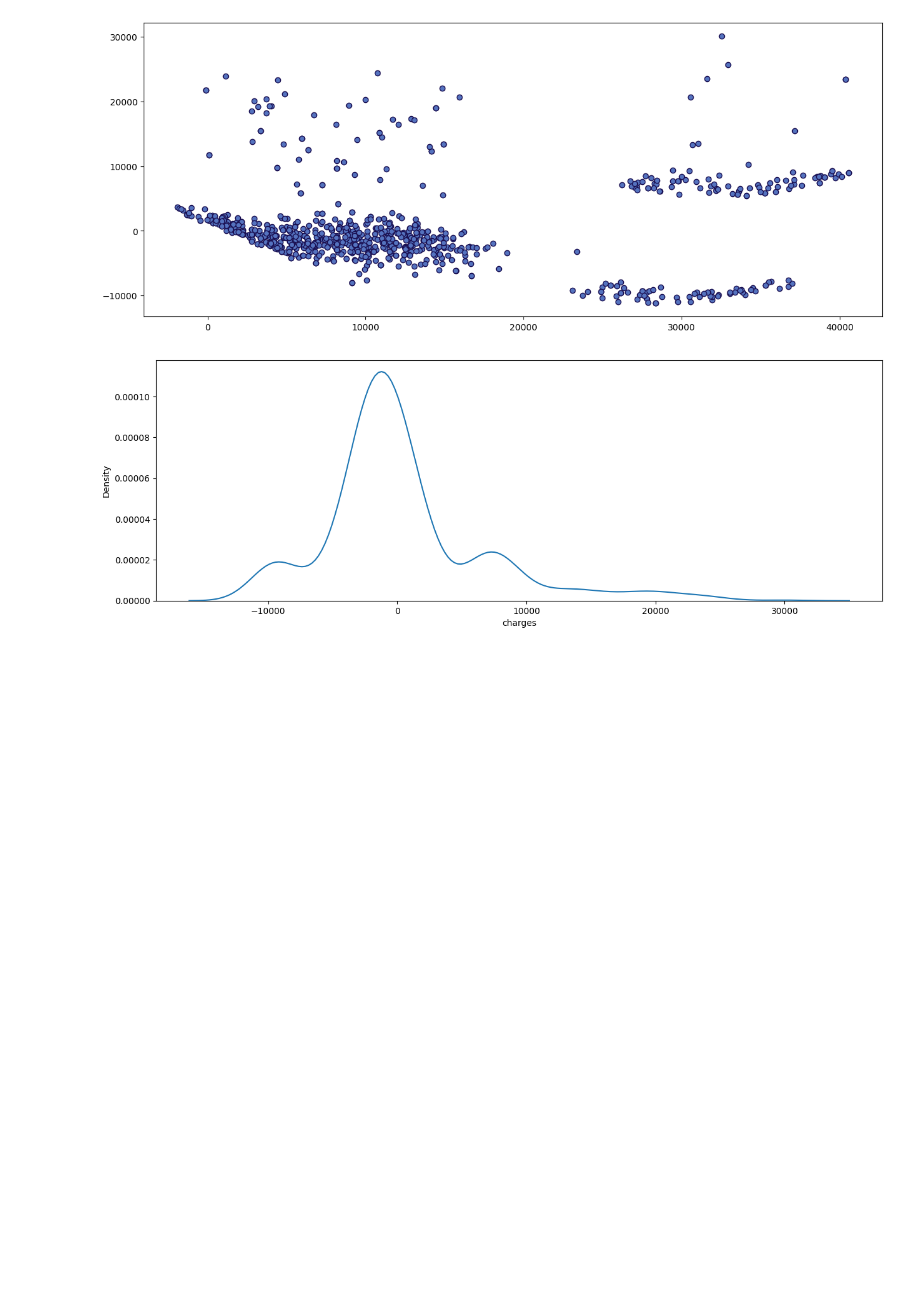
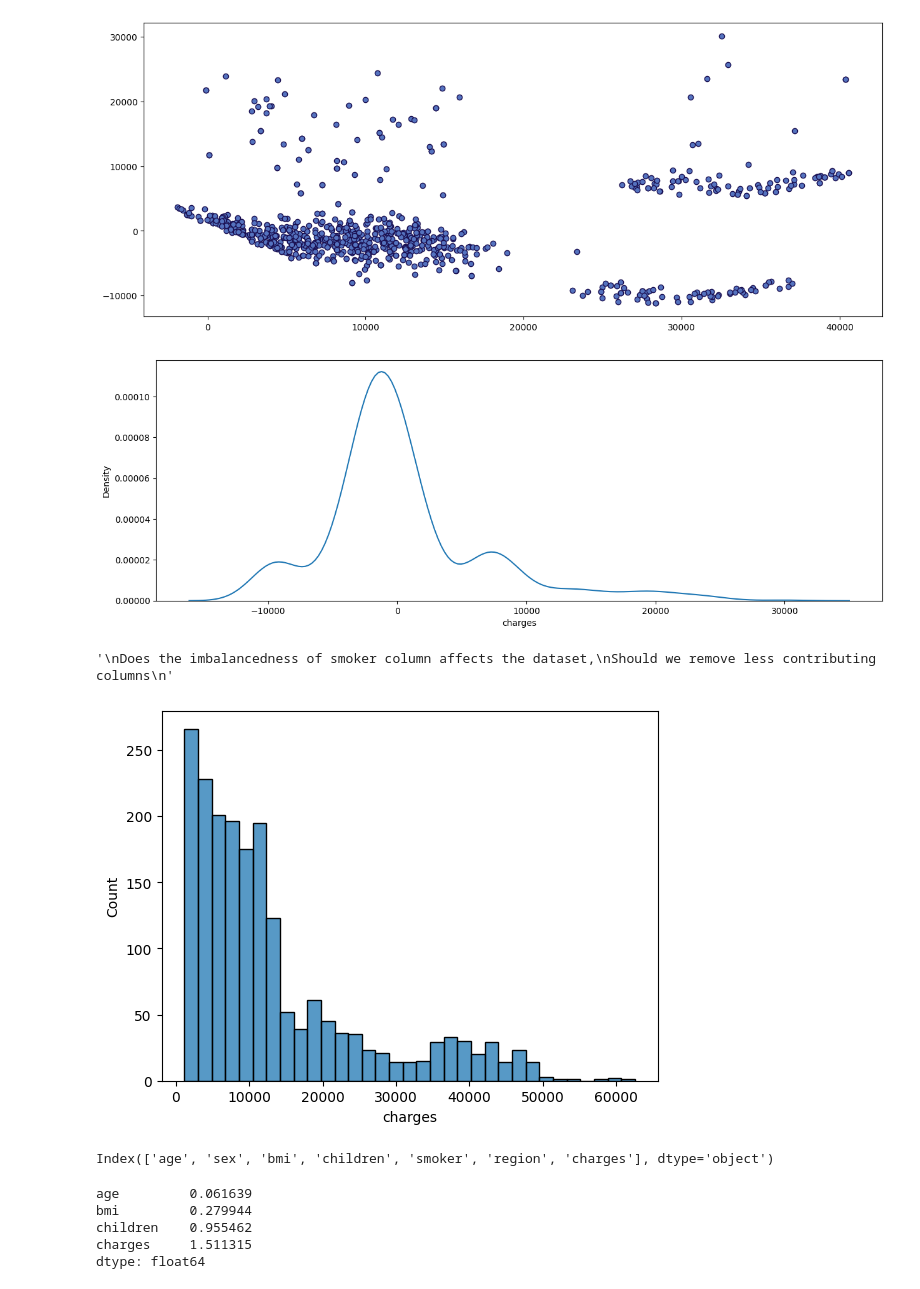
Before and after one commit to AyushDevadiga1/Machine-Learning, a Jupyter notebook: LinearRegressionOnMedicalInsurance.ipynb, the cells around one changed output. Cells and saved outputs as stored; diff of their text form; code cells hidden in the pictures; blank space fills up the shorter version.

```diff
--- a/LinearRegressionOnMedicalInsurance.ipynb
+++ b/LinearRegressionOnMedicalInsurance.ipynb
@@ -200,6 +204,14 @@ plt.show() # Not normal
 # Now we will go up and try to fix again some issues and come back again
 # %%
 # Now I will apply some transormations on each of the columns , to check and check its performance after this transformation
+# %%
+# Things to check :
+'''
+Does the imbalancedness of smoker column affects the dataset,
+Should we remove less contributing columns
+'''
+# %% [output]
+'\nDoes the imbalancedness of smoker column affects the dataset,\nShould we remove less contributing columns\n'
 # %%
 from sklearn.preprocessing import FunctionTransformer,PowerTransformer
 # %%
@@ -249,4 +269,21 @@ def column_transformer_pipeline(ct_2):
     plt.figure(figsize=(15,5))
     sns.kdeplot(residuals)
     plt.show()
+# %%
+sns.histplot(data=y_train)
+plt.show()
+# %% [output]
+[figure, added]
+# %%
+df.columns
+# %% [output]
+Index(['age', 'sex', 'bmi', 'children', 'smoker', 'region', 'charges'], dtype='object')
+# %%
+df.skew(numeric_only=True)
+# %% [output]
+age         0.061639
+bmi         0.279944
+children    0.955462
+charges     1.511315
+dtype: float64
 # %%
```
Also changed, not shown: parts of 9 cells of this notebook.
